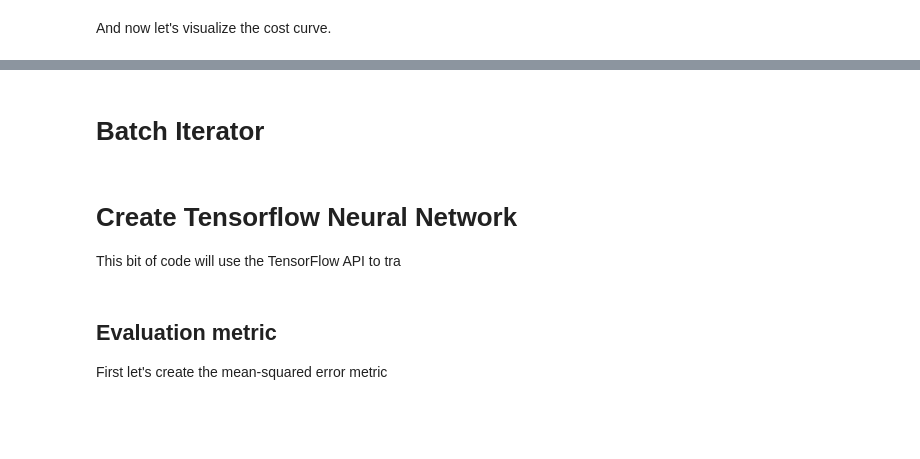
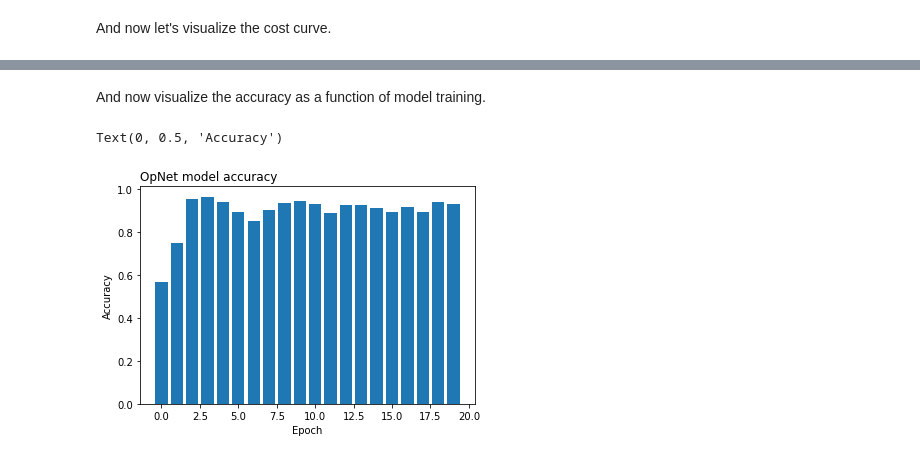
Before and after one commit to campit-solutions/opnet, a Jupyter notebook: src/unsupervised.ipynb, the cells around one changed output, grey strips where cells are left out. Saved outputs shown, nothing was run; the diff lists cells and outputs as text; code cells hidden in the pictures; blank space fills up the shorter version.

```diff
--- a/src/unsupervised.ipynb
+++ b/src/unsupervised.ipynb
@@ -315,2 +310,0 @@ result = classifier.predict(img[np.newaxis, ...])
-# %% [markdown]
-# Batch Iterator
@@ -348,6 +311,11 @@ class Dataset:
-# %% [markdown]
-# Create Tensorflow Neural Network
-This bit of code will use the TensorFlow API to tra
-# %% [markdown]
-## Evaluation metric
-First let's create the mean-squared error metric
+# %% [markdown]
+And now visualize the accuracy as a function of model training.
+# %%
+acc = model_history.history['accuracy']
+plt.bar(epochs, acc, label="Accuracy")
+plt.title('OpNet model accuracy', loc='left')
+plt.xlabel('Epoch')
+plt.ylabel('Accuracy')
+# %% [output]
+Text(0, 0.5, 'Accuracy')
+[figure, added]
```
Also changed, not shown: parts of 20 cells of this notebook.
